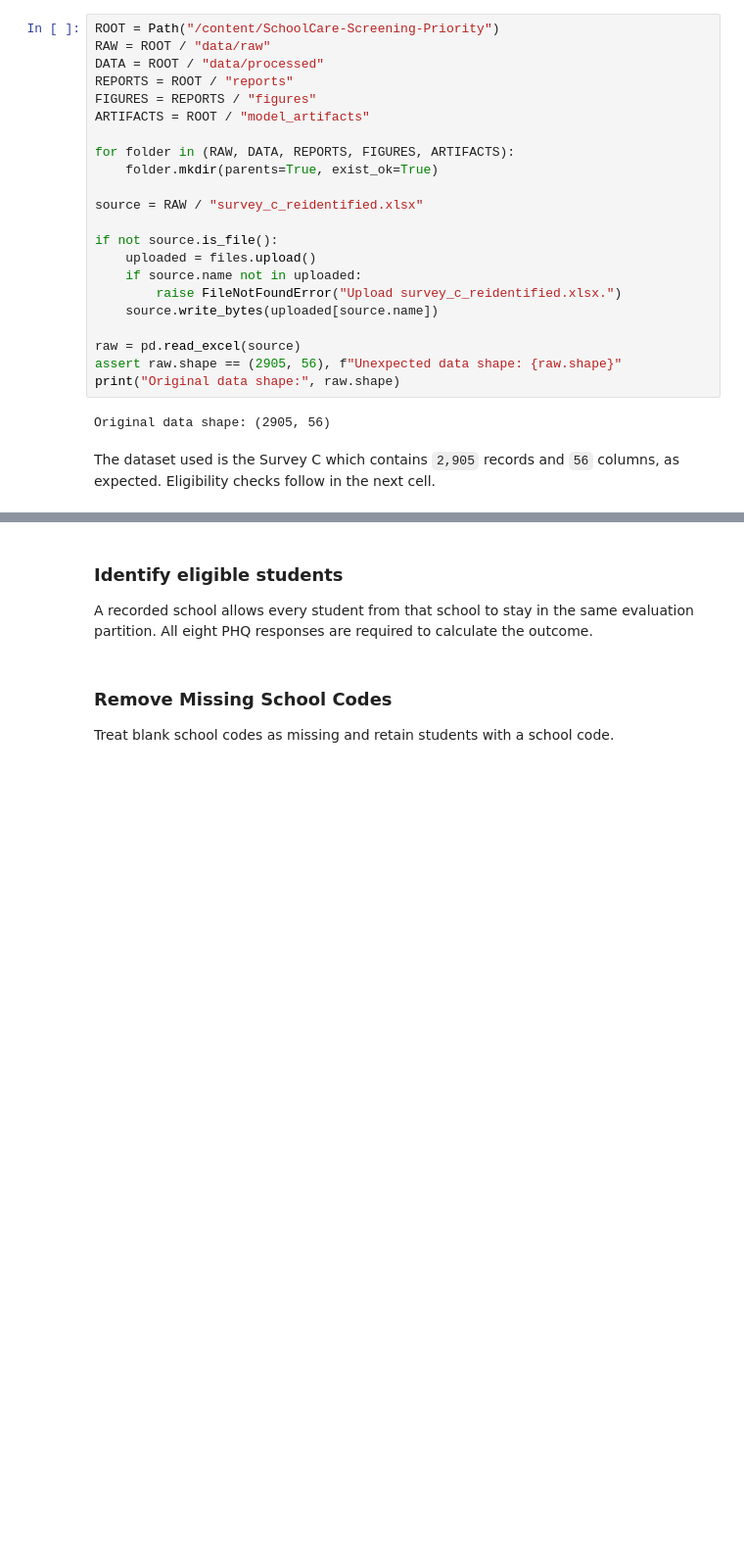
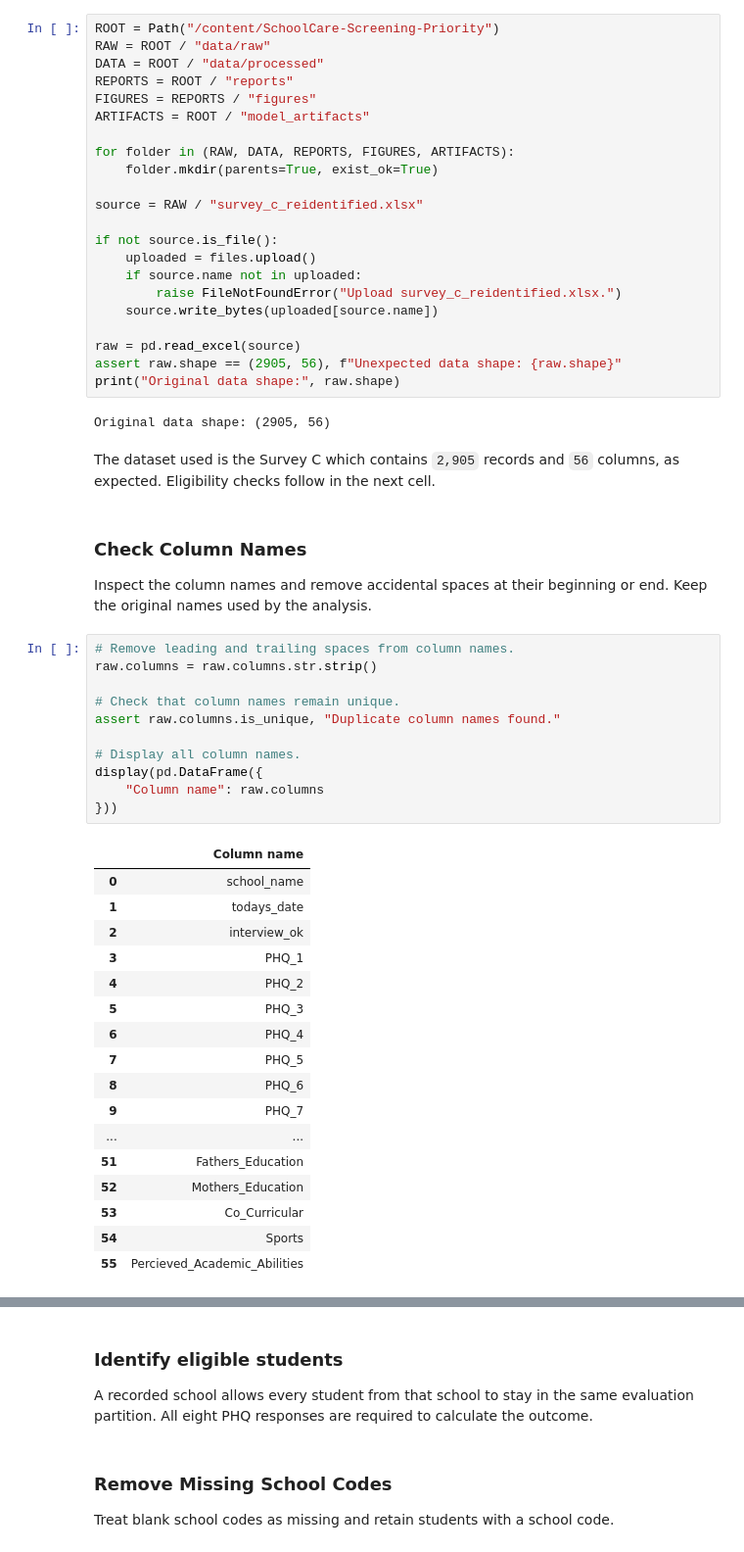
Before and after one commit to N-umwali/SchoolCare-Screening-Priority, a Jupyter notebook: notebook/student_screening.ipynb, the cells around one changed output, grey strips where cells are left out. Shown at 98% size. Saved outputs shown, nothing was run; the diff lists cells and outputs as text; blank space fills up the shorter version.

```diff
--- a/notebook/student_screening.ipynb
+++ b/notebook/student_screening.ipynb
@@ -58,3 +58,35 @@ print("Original data shape:", raw.shape)
 Original data shape: (2905, 56)
 # %% [markdown]
 The dataset used is the Survey C which contains `2,905` records and `56` columns, as expected. Eligibility checks follow in the next cell.
+# %% [markdown]
+### **Check Column Names**
+Inspect the column names and remove accidental spaces at their beginning or end. Keep the original names used by the analysis.
+# %%
+# Remove leading and trailing spaces from column names.
+raw.columns = raw.columns.str.strip()
+
+# Check that column names remain unique.
+assert raw.columns.is_unique, "Duplicate column names found."
+
+# Display all column names.
+display(pd.DataFrame({
+    "Column name": raw.columns
+}))
+# %% [output]
+|  | Column name |
+| 0 | school_name |
+| 1 | todays_date |
+| 2 | interview_ok |
+| 3 | PHQ_1 |
+| 4 | PHQ_2 |
+| 5 | PHQ_3 |
+| 6 | PHQ_4 |
+| 7 | PHQ_5 |
+| 8 | PHQ_6 |
+| 9 | PHQ_7 |
+| ... | ... |
+| 51 | Fathers_Education |
+| 52 | Mothers_Education |
+| 53 | Co_Curricular |
+| 54 | Sports |
+| 55 | Percieved_Academic_Abilities |
```
Also changed, not shown: parts of 44 cells of this notebook.
